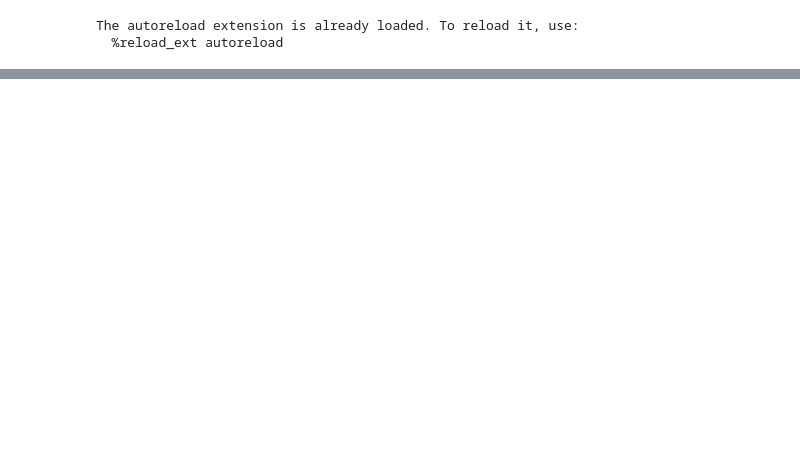
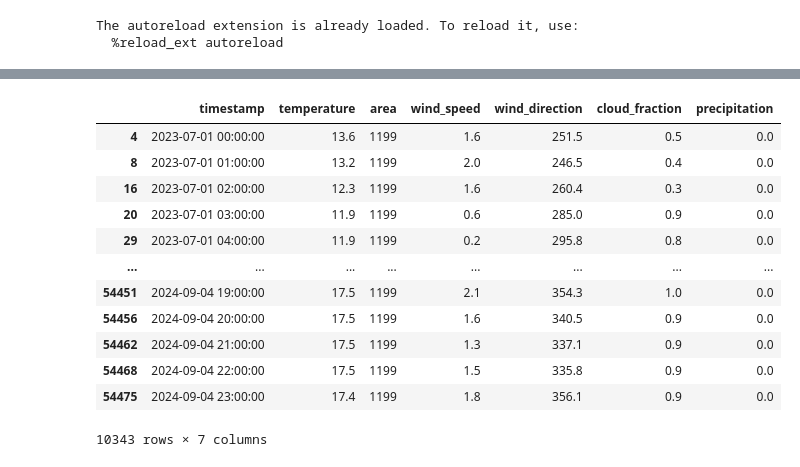
Before and after one commit to MatsNissen-Lie/SolarEnergyImpact, a Jupyter notebook: mats/gluon_model.ipynb, the cells around one changed output, grey strips where cells are left out. Drawn from its saved outputs; the diff is of its cells as text; code cells hidden in the pictures; blank space fills up the shorter version.

Commit message:
add predictions

```diff
--- a/mats/gluon_model.ipynb
+++ b/mats/gluon_model.ipynb
@@ -103,0 +155,22 @@ precipitation     0.236724  0.024285  1.310609e-05  5  0.286726  0.186721
+# %%
+# model location => AutogluonModels/ag-20241016_095906
+main_building = pipe.get_import_data_for_building(BuilingIdsEnum.MAIN.value)
+main_building
+
+data_predict = main_building[['timestamp', 'temperature', 'area', 'wind_speed', 'wind_direction', 'cloud_fraction', 'precipitation']]
+# data_predict['timestamp'] = pd.to_datetime(data_predict['timestamp'])
+data_predict
+# %% [output]
+|  | timestamp | temperature | area | wind_speed | wind_direction | cloud_fraction | precipitation |
+| 4 | 2023-07-01 00:00:00 | 13.6 | 1199 | 1.6 | 251.5 | 0.5 | 0.0 |
+| 8 | 2023-07-01 01:00:00 | 13.2 | 1199 | 2.0 | 246.5 | 0.4 | 0.0 |
+| 16 | 2023-07-01 02:00:00 | 12.3 | 1199 | 1.6 | 260.4 | 0.3 | 0.0 |
+| 20 | 2023-07-01 03:00:00 | 11.9 | 1199 | 0.6 | 285.0 | 0.9 | 0.0 |
+| 29 | 2023-07-01 04:00:00 | 11.9 | 1199 | 0.2 | 295.8 | 0.8 | 0.0 |
+| ... | ... | ... | ... | ... | ... | ... | ... |
+| 54451 | 2024-09-04 19:00:00 | 17.5 | 1199 | 2.1 | 354.3 | 1.0 | 0.0 |
+| 54456 | 2024-09-04 20:00:00 | 17.5 | 1199 | 1.6 | 340.5 | 0.9 | 0.0 |
+| 54462 | 2024-09-04 21:00:00 | 17.5 | 1199 | 1.3 | 337.1 | 0.9 | 0.0 |
+| 54468 | 2024-09-04 22:00:00 | 17.5 | 1199 | 1.5 | 335.8 | 0.9 | 0.0 |
+| 54475 | 2024-09-04 23:00:00 | 17.4 | 1199 | 1.8 | 356.1 | 0.9 | 0.0 |
+10343 rows × 7 columns
```
Also changed, not shown: parts of 7 cells of this notebook, 1 other file.
